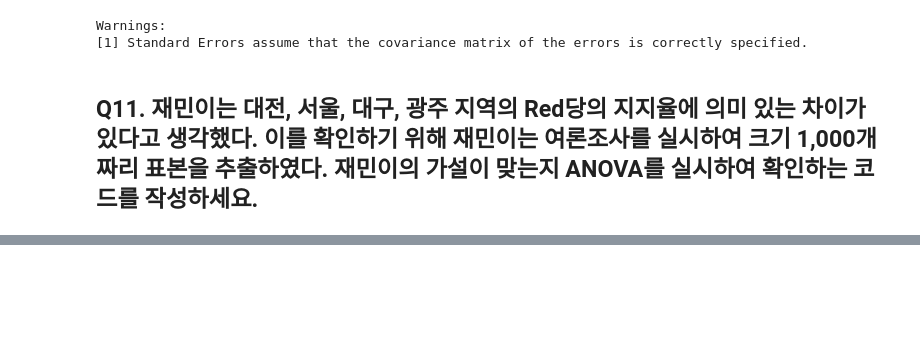
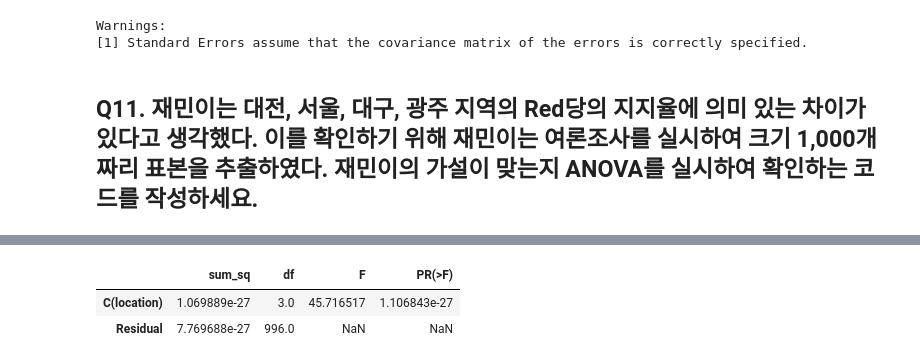
Before and after one commit to das109/Homework_2022, a Jupyter notebook: homework_5.ipynb, the cells around one changed output, grey strips where cells are left out. Saved outputs shown, nothing was run; the diff lists cells and outputs as text; code cells hidden in the pictures; blank space fills up the shorter version.

```diff
--- a/homework_5.ipynb
+++ b/homework_5.ipynb
@@ -219,6 +238,9 @@ Warnings:
 # %%
 # your code here.
 from statsmodels.formula.api import ols
-model = ols('party ~ C(location)', data = df).fit()
-anova_table = sm.stats.anova_lm(model, typ = 2)
-anova_table
+
+df_1 = df['party'] =='Red'
+df_2 = (df['location'] =='서울') | (df['location'] =='대구') | (df['location'] =='광주') | (df['location'] =='대전')
+df_new = df[df_1 & df_2]
+sample = df_new.sample(1000, replace=True)
+print(sample)
@@ -224,0 +262,8 @@ anova_table
+# %%
+model = ols('party ~ C(location)', data = sample).fit()
+anova_table = sm.stats.anova_lm(model, typ = 2)
+anova_table
+# %% [output]
+|  | sum_sq | df | F | PR(>F) |
+| C(location) | 1.069889e-27 | 3.0 | 45.716517 | 1.106843e-27 |
+| Residual | 7.769688e-27 | 996.0 | NaN | NaN |
```
Also changed, not shown: parts of 9 cells of this notebook, 1 other file.
